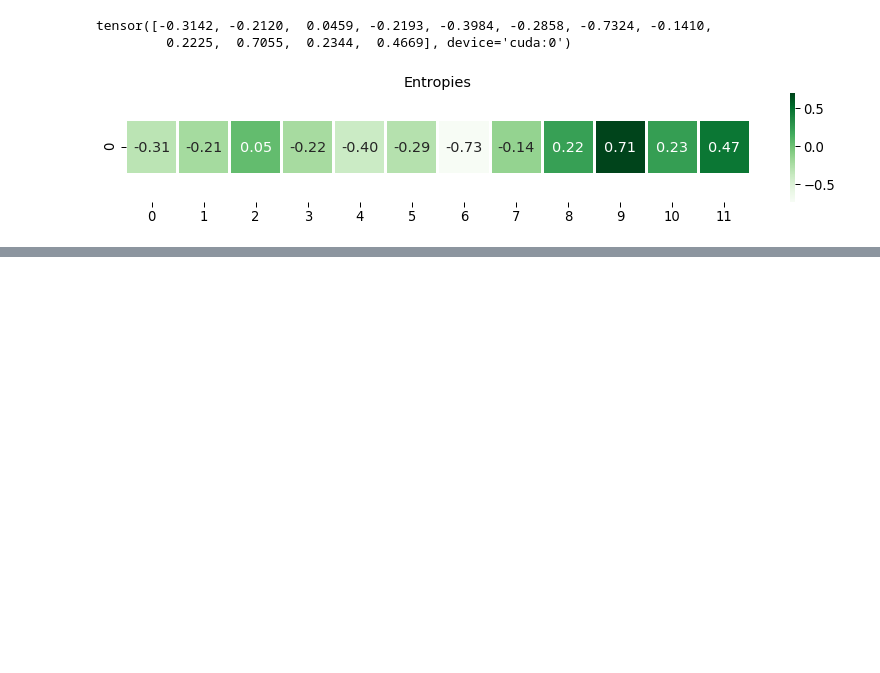
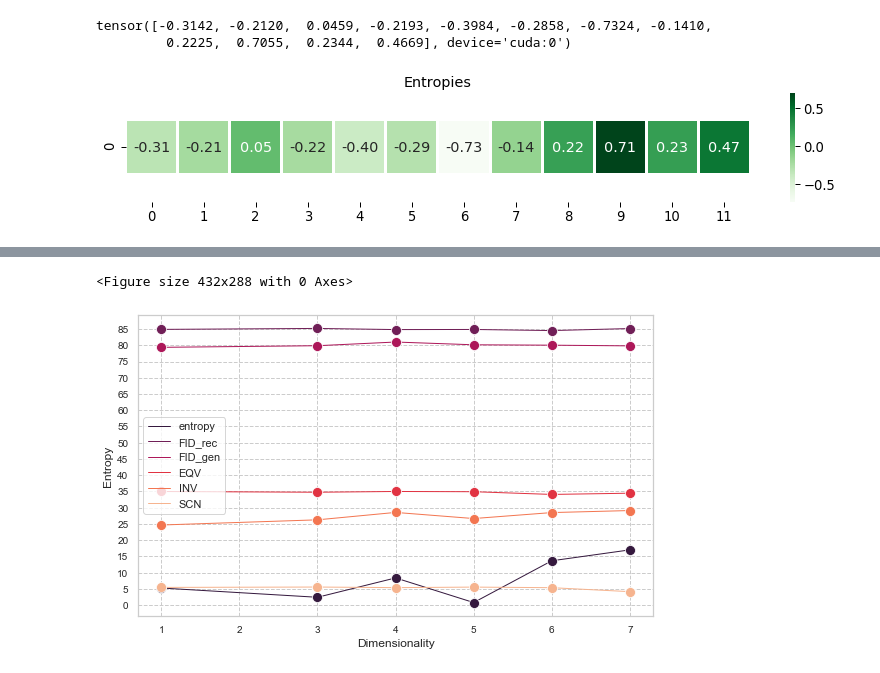
Before and after one commit to GiuliaLanzillotta/CausalAE, a Jupyter notebook: visualisations/Scoring.ipynb, the cells around one changed output, grey strips where cells are left out. Saved outputs shown, nothing was run; the diff lists cells and outputs as text; code cells hidden in the pictures; blank space fills up the shorter version.

```diff
--- a/visualisations/Scoring.ipynb
+++ b/visualisations/Scoring.ipynb
@@ -587,0 +675,18 @@ fig = handler.visualiser.plot_heatmap(entropies.view(1,-1).cpu(),
+# %%
+# looking at the other scores on the same models
+_all_scores = []
+scores = ["FID_rec","FID_gen","EQV","INV","SCN"]
+model_versions = ["standardS_MNIST"]+[f"xunit_dim{i}_MNIST" for i in range(3,8)]
+for s in scores:
+    s_scores = []
+    for v in model_versions:
+        s_scores.append(full_df.loc[full_df["model_version"] == v].loc[full_df["model_name"] == "XCAE"][s].item())
+    _all_scores.append(s_scores)
+# %%
+all_scores = torch.vstack([total.cpu(),torch.Tensor(_all_scores)])
+# %%
+x = [1] + list(range(3,8))
+x = x*len(all_scores)
+# %%
+hue = [i for i in ['entropy']+scores for _ in range(6)]
+hue
@@ -587,0 +714,17 @@ fig = handler.visualiser.plot_heatmap(entropies.view(1,-1).cpu(),
+# %%
+with sns.axes_style("whitegrid",  {'grid.linestyle': '--'}):
+    sns.set_context("notebook", font_scale=1.0, rc={"lines.linewidth": 1.0})
+    sns.despine(left=True)
+    ylim = None; xlim=None; figsize=(8,5)
+    fig = plt.figure(figsize=figsize)
+    axi = sns.lineplot(x = x, y=all_scores.view(-1,).numpy(), marker="o", hue = hue, markersize=10, palette="rocket")
+    axi.set(ylabel='Entropy', xlabel='Dimensionality')
+    axi.tick_params(axis="x", labelsize=10)
+    axi.tick_params(axis="y", labelsize=10)
+    axi.yaxis.set_major_locator(ticker.MultipleLocator(5))
+    if ylim is not None: axi.set(ylim=(0, ylim))
+    if xlim is not None: axi.set(xlim=(-xlim, xlim))
+    fig.tight_layout()
+# %% [output]
+<Figure size 432x288 with 0 Axes>
+[figure, added]
```
Also changed, not shown: parts of 28 cells of this notebook, 5 other files.
